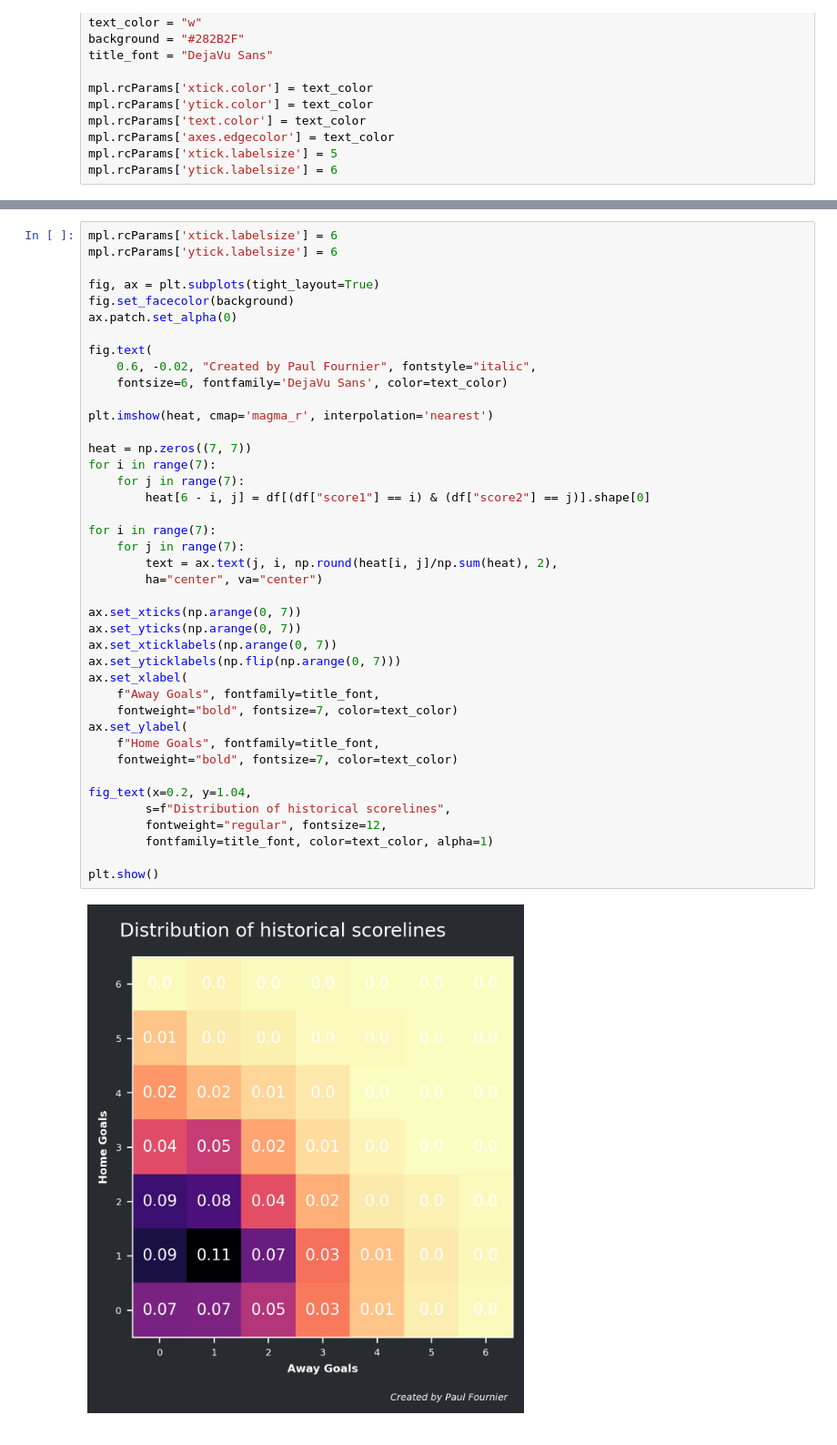
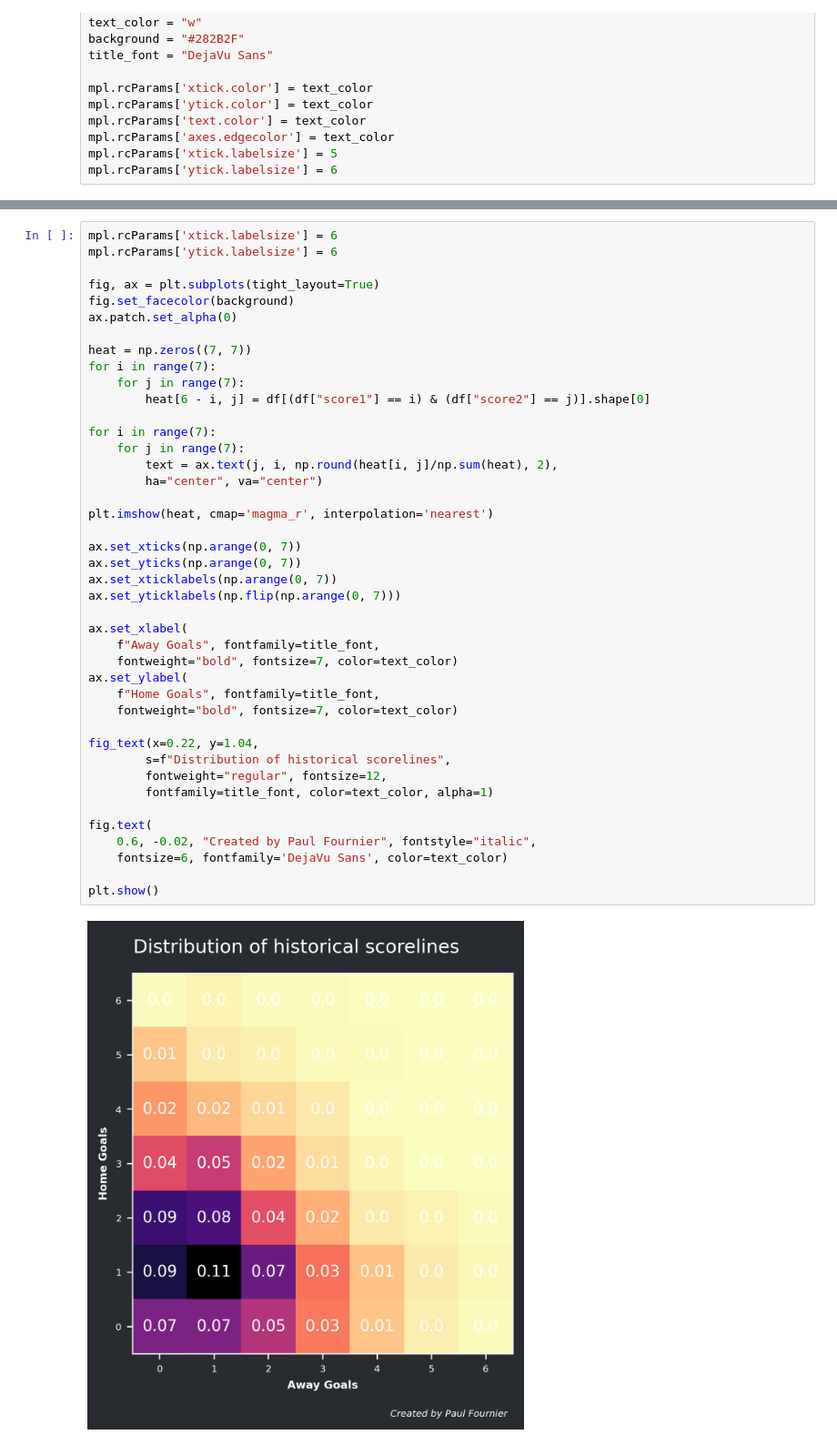
Before and after one commit to Fournierp/FPL, a Jupyter notebook: analysis/score.ipynb, the cells around one changed output, grey strips where cells are left out. Shown: that part at 91% size. Saved outputs shown, nothing was run; the diff lists cells and outputs as text.

```diff
--- a/analysis/score.ipynb
+++ b/analysis/score.ipynb
@@ -159,39 +165,40 @@ mpl.rcParams['ytick.labelsize'] = 6
 fig, ax = plt.subplots(tight_layout=True)
 fig.set_facecolor(background)
 ax.patch.set_alpha(0)
-
-fig.text(
-    0.6, -0.02, "Created by Paul Fournier", fontstyle="italic",
-    fontsize=6, fontfamily='DejaVu Sans', color=text_color)
-
-plt.imshow(heat, cmap='magma_r', interpolation='nearest')
 
 heat = np.zeros((7, 7))
 for i in range(7):
     for j in range(7):
         heat[6 - i, j] = df[(df["score1"] == i) & (df["score2"] == j)].shape[0]
 
 for i in range(7):
     for j in range(7):
         text = ax.text(j, i, np.round(heat[i, j]/np.sum(heat), 2),
         ha="center", va="center")
 
+plt.imshow(heat, cmap='magma_r', interpolation='nearest')
+
 ax.set_xticks(np.arange(0, 7))
 ax.set_yticks(np.arange(0, 7))
 ax.set_xticklabels(np.arange(0, 7))
 ax.set_yticklabels(np.flip(np.arange(0, 7)))
+
 ax.set_xlabel(
     f"Away Goals", fontfamily=title_font,
     fontweight="bold", fontsize=7, color=text_color)
 ax.set_ylabel(
     f"Home Goals", fontfamily=title_font,
     fontweight="bold", fontsize=7, color=text_color)
 
-fig_text(x=0.2, y=1.04,
+fig_text(x=0.22, y=1.04,
         s=f"Distribution of historical scorelines",
         fontweight="regular", fontsize=12,
         fontfamily=title_font, color=text_color, alpha=1)
 
+fig.text(
+    0.6, -0.02, "Created by Paul Fournier", fontstyle="italic",
+    fontsize=6, fontfamily='DejaVu Sans', color=text_color)
+
 plt.show()
 # %% [output]
-[figure, old version]
+[figure, new version]
```
Also changed, not shown: parts of 2 cells of this notebook.
